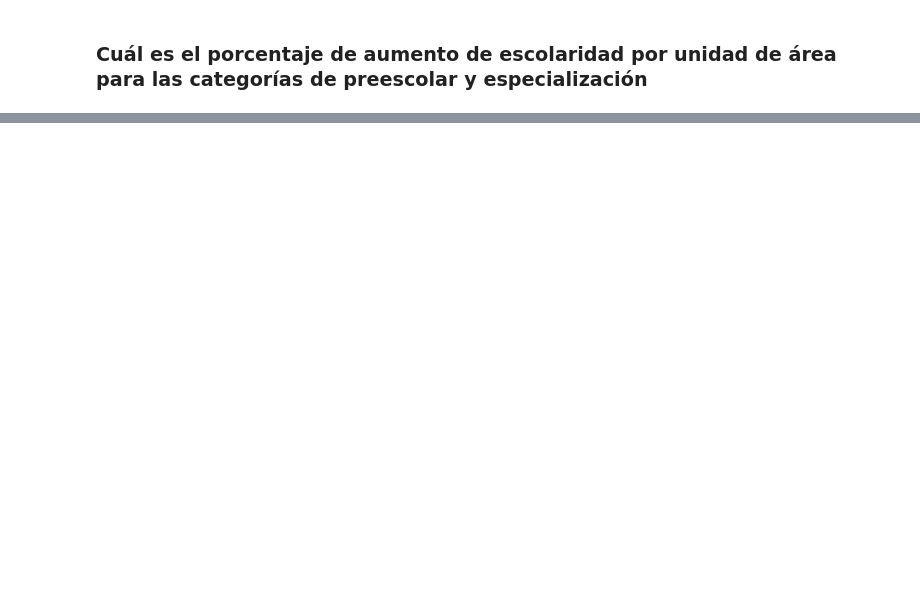
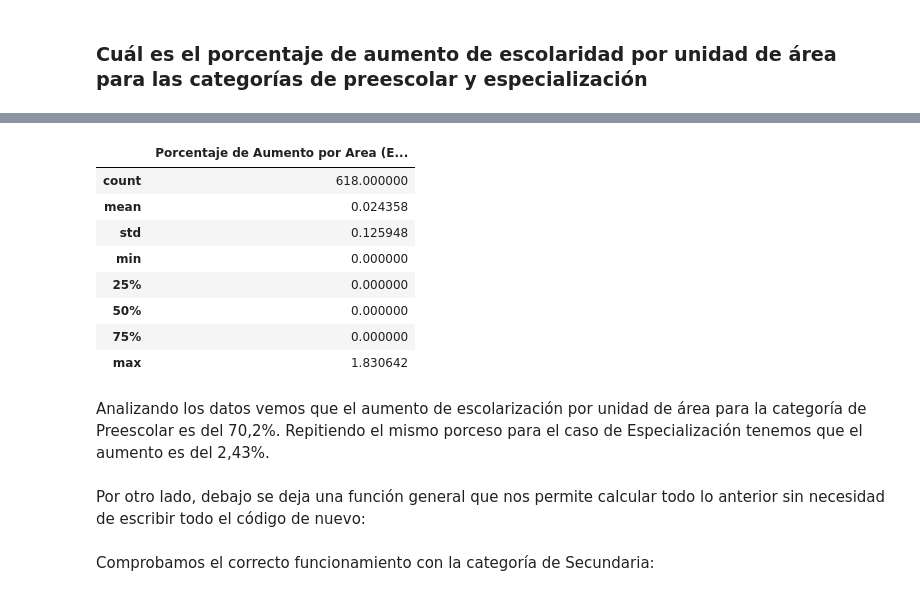
Before and after one commit to ibai4119/DataTraffic, a Jupyter notebook: code.ipynb, the cells around one changed output, grey strips where cells are left out. Cells and saved outputs as stored; diff of their text form; code cells hidden in the pictures; blank space fills up the shorter version.

```diff
--- a/code.ipynb
+++ b/code.ipynb
@@ -140,0 +160,16 @@ for manzana in data_2018.COD_DANE_A:
+# %%
+aumento_especializacion.describe()
+# %% [output]
+|  | Porcentaje de Aumento por Area (E... |
+| count | 618.000000 |
+| mean | 0.024358 |
+| std | 0.125948 |
+| min | 0.000000 |
+| 25% | 0.000000 |
+| 50% | 0.000000 |
+| 75% | 0.000000 |
+| max | 1.830642 |
+# %% [markdown]
+Analizando los datos vemos que el aumento de escolarización por unidad de área para la categoría de Preescolar es del 70,2%. Repitiendo el mismo porceso para el caso de Especialización tenemos que el aumento es del 2,43%.
+# %% [markdown]
+Por otro lado, debajo se deja una función general que nos permite calcular todo lo anterior sin necesidad de escribir todo el código de nuevo:
@@ -140,0 +195,2 @@ for manzana in data_2018.COD_DANE_A:
+# %% [markdown]
+Comprobamos el correcto funcionamiento con la categoría de Secundaria:
```
Also changed, not shown: parts of 19 cells of this notebook.
